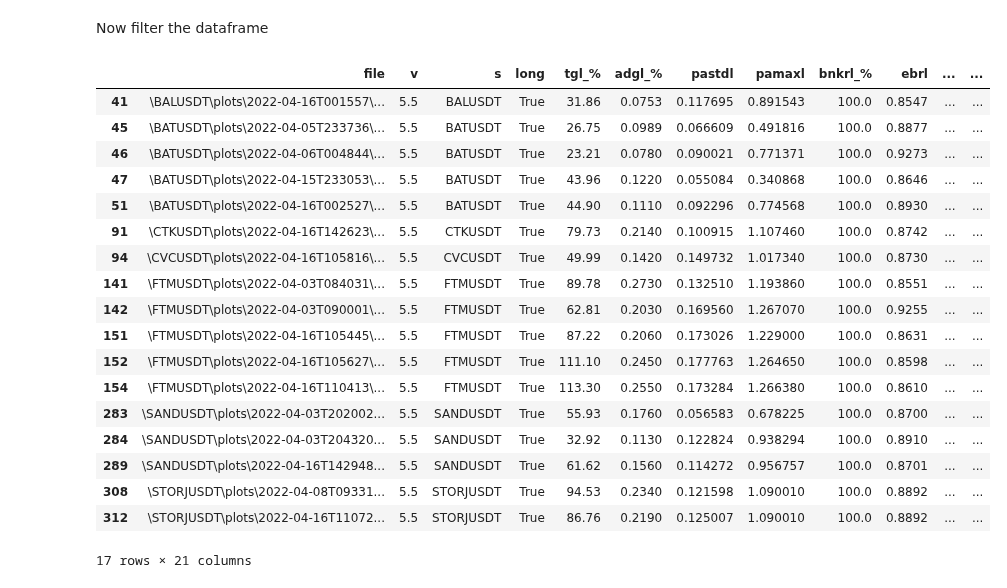
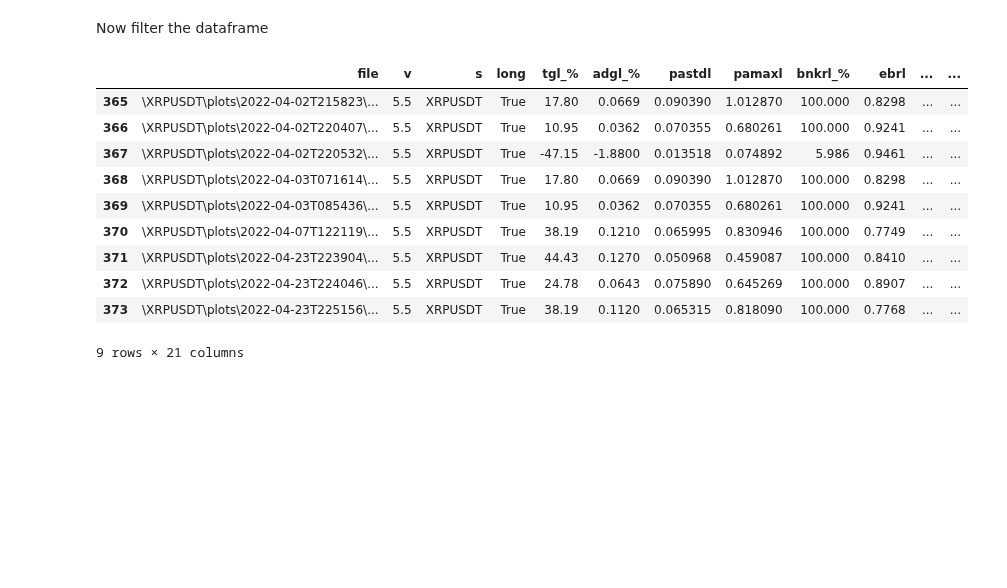
Before and after one commit to shroukkhan/passivbot, a Jupyter notebook: analyze_result.ipynb, the cells around one changed output. Saved outputs shown, nothing was run; the diff lists cells and outputs as text; code cells hidden in the pictures; blank space fills up the shorter version.

```diff
--- a/analyze_result.ipynb
+++ b/analyze_result.ipynb
@@ -186,57 +189,50 @@ allowed_symbols = [
     # "SNX", "RSR",
     # "--------------------------",
     # "CELO", "ROSE", "OCEAN","SXP","DENT"
     # "SFP","ENS","DODO","AKRO","REEF","NEO",
     # "----------------------------------------",
     # "1000XEC","AKRO","ALPHA","ANKR","BAKE","BAND","BEL","BTS","C98","COMP",
     "-----------------------------------",
     # "DGB","DOGO","FLM","FLOW","HBAR",
     # "-----------------------------------",
     # "HOT","ICX","IOST","IOTA","KAVA","KLAY","LINA","LIT","MKR","MTL","NEO","NKN","OGN","ONT"
     #"QTUM","REEF","RLC","RVN","SC","SFP","STMX","TOMO","TRB","UNFI","WAVES", "ZIL", "ZRX"
     #"COTI"
     #"RUNE","UNI"
     #"BAT", "BAL", "SRM", "RUNE",
-    "BAT", "BAL", "SRM", "RUNE" , 'STORJ','UNI','FTM','FIL','LRC','CVC',"CTK","SKL","SAND","XEM"
+    #"BAT", "BAL", "SRM", "RUNE" , 'STORJ','UNI','FTM','FIL','LRC','CVC',"CTK","SKL","SAND","XEM"
+    "XRP"
 ]
 allowed_symbols = [s + "USDT" for s in allowed_symbols]
 big_data['adgt_%'] = big_data['adgl_%'] + big_data['adgs_%']
 df = big_data[(big_data.s.isin(allowed_symbols))
-    & (big_data['long'] == True)
-    & (big_data['adgl_%'] > 0.04)
+    #& (big_data['long'] == True)
+    #& (big_data['adgl_%'] > 0.04)
     #& (big_data['short'] == True)
     #& (big_data['adgt_%'] > 0.1)
-    & (big_data['bnkrl_%'] > 95.0)
+    #& (big_data['bnkrl_%'] > 95.0)
     #& (big_data['bnkrs_%'] > 95.0)
     #& (big_data['ebrs'] > .85)
-    & (big_data['ebrl'] > .8)
-    & (big_data['v'] == '5.5')
+    #& (big_data['ebrl'] > .8)
+    #& (big_data['v'] == '5.5')
 
     # & (big_data['tg_%'] > 10)
     # & (big_data['ebr'] > .85)
 ]
 #df['total_adg'] = big_data['adgl_%'] + big_data['adgs_%']
 df
 # %% [output]
 |  | file | v | s | long | tgl_% | adgl_% | pastdl | pamaxl | bnkrl_% | ebrl | ... | ... |
-| 41 | \BALUSDT\plots\2022-04-16T001557\... | 5.5 | BALUSDT | True | 31.86 | 0.0753 | 0.117695 | 0.891543 | 100.0 | 0.8547 | ... | ... |
-| 45 | \BATUSDT\plots\2022-04-05T233736\... | 5.5 | BATUSDT | True | 26.75 | 0.0989 | 0.066609 | 0.491816 | 100.0 | 0.8877 | ... | ... |
-| 46 | \BATUSDT\plots\2022-04-06T004844\... | 5.5 | BATUSDT | True | 23.21 | 0.0780 | 0.090021 | 0.771371 | 100.0 | 0.9273 | ... | ... |
-| 47 | \BATUSDT\plots\2022-04-15T233053\... | 5.5 | BATUSDT | True | 43.96 | 0.1220 | 0.055084 | 0.340868 | 100.0 | 0.8646 | ... | ... |
-| 51 | \BATUSDT\plots\2022-04-16T002527\... | 5.5 | BATUSDT | True | 44.90 | 0.1110 | 0.092296 | 0.774568 | 100.0 | 0.8930 | ... | ... |
-| 91 | \CTKUSDT\plots\2022-04-16T142623\... | 5.5 | CTKUSDT | True | 79.73 | 0.2140 | 0.100915 | 1.107460 | 100.0 | 0.8742 | ... | ... |
-| 94 | \CVCUSDT\plots\2022-04-16T105816\... | 5.5 | CVCUSDT | True | 49.99 | 0.1420 | 0.149732 | 1.017340 | 100.0 | 0.8730 | ... | ... |
-| 141 | \FTMUSDT\plots\2022-04-03T084031\... | 5.5 | FTMUSDT | True | 89.78 | 0.2730 | 0.132510 | 1.193860 | 100.0 | 0.8551 | ... | ... |
-| 142 | \FTMUSDT\plots\2022-04-03T090001\... | 5.5 | FTMUSDT | True | 62.81 | 0.2030 | 0.169560 | 1.267070 | 100.0 | 0.9255 | ... | ... |
-| 151 | \FTMUSDT\plots\2022-04-16T105445\... | 5.5 | FTMUSDT | True | 87.22 | 0.2060 | 0.173026 | 1.229000 | 100.0 | 0.8631 | ... | ... |
-| 152 | \FTMUSDT\plots\2022-04-16T105627\... | 5.5 | FTMUSDT | True | 111.10 | 0.2450 | 0.177763 | 1.264650 | 100.0 | 0.8598 | ... | ... |
-| 154 | \FTMUSDT\plots\2022-04-16T110413\... | 5.5 | FTMUSDT | True | 113.30 | 0.2550 | 0.173284 | 1.266380 | 100.0 | 0.8610 | ... | ... |
-| 283 | \SANDUSDT\plots\2022-04-03T202002... | 5.5 | SANDUSDT | True | 55.93 | 0.1760 | 0.056583 | 0.678225 | 100.0 | 0.8700 | ... | ... |
-| 284 | \SANDUSDT\plots\2022-04-03T204320... | 5.5 | SANDUSDT | True | 32.92 | 0.1130 | 0.122824 | 0.938294 | 100.0 | 0.8910 | ... | ... |
-| 289 | \SANDUSDT\plots\2022-04-16T142948... | 5.5 | SANDUSDT | True | 61.62 | 0.1560 | 0.114272 | 0.956757 | 100.0 | 0.8701 | ... | ... |
-| 308 | \STORJUSDT\plots\2022-04-08T09331... | 5.5 | STORJUSDT | True | 94.53 | 0.2340 | 0.121598 | 1.090010 | 100.0 | 0.8892 | ... | ... |
-| 312 | \STORJUSDT\plots\2022-04-16T11072... | 5.5 | STORJUSDT | True | 86.76 | 0.2190 | 0.125007 | 1.090010 | 100.0 | 0.8892 | ... | ... |
+| 365 | \XRPUSDT\plots\2022-04-02T215823\... | 5.5 | XRPUSDT | True | 17.80 | 0.0669 | 0.090390 | 1.012870 | 100.000 | 0.8298 | ... | ... |
+| 366 | \XRPUSDT\plots\2022-04-02T220407\... | 5.5 | XRPUSDT | True | 10.95 | 0.0362 | 0.070355 | 0.680261 | 100.000 | 0.9241 | ... | ... |
+| 367 | \XRPUSDT\plots\2022-04-02T220532\... | 5.5 | XRPUSDT | True | -47.15 | -1.8800 | 0.013518 | 0.074892 | 5.986 | 0.9461 | ... | ... |
+| 368 | \XRPUSDT\plots\2022-04-03T071614\... | 5.5 | XRPUSDT | True | 17.80 | 0.0669 | 0.090390 | 1.012870 | 100.000 | 0.8298 | ... | ... |
+| 369 | \XRPUSDT\plots\2022-04-03T085436\... | 5.5 | XRPUSDT | True | 10.95 | 0.0362 | 0.070355 | 0.680261 | 100.000 | 0.9241 | ... | ... |
+| 370 | \XRPUSDT\plots\2022-04-07T122119\... | 5.5 | XRPUSDT | True | 38.19 | 0.1210 | 0.065995 | 0.830946 | 100.000 | 0.7749 | ... | ... |
+| 371 | \XRPUSDT\plots\2022-04-23T223904\... | 5.5 | XRPUSDT | True | 44.43 | 0.1270 | 0.050968 | 0.459087 | 100.000 | 0.8410 | ... | ... |
+| 372 | \XRPUSDT\plots\2022-04-23T224046\... | 5.5 | XRPUSDT | True | 24.78 | 0.0643 | 0.075890 | 0.645269 | 100.000 | 0.8907 | ... | ... |
+| 373 | \XRPUSDT\plots\2022-04-23T225156\... | 5.5 | XRPUSDT | True | 38.19 | 0.1120 | 0.065315 | 0.818090 | 100.000 | 0.7768 | ... | ... |
-17 rows × 21 columns
+9 rows × 21 columns
 # %%
 df.drop_duplicates(
     subset=['s', 'prod', 'tgl_%', 'tgs_%', 'adgl_%', 'adgs_%', 'adgt_%', 'bnkrl_%', 'bnkrs_%', 'ebrl', 'ebrs', 'long',
```
Also changed, not shown: parts of 3 cells of this notebook, 3 other files.
